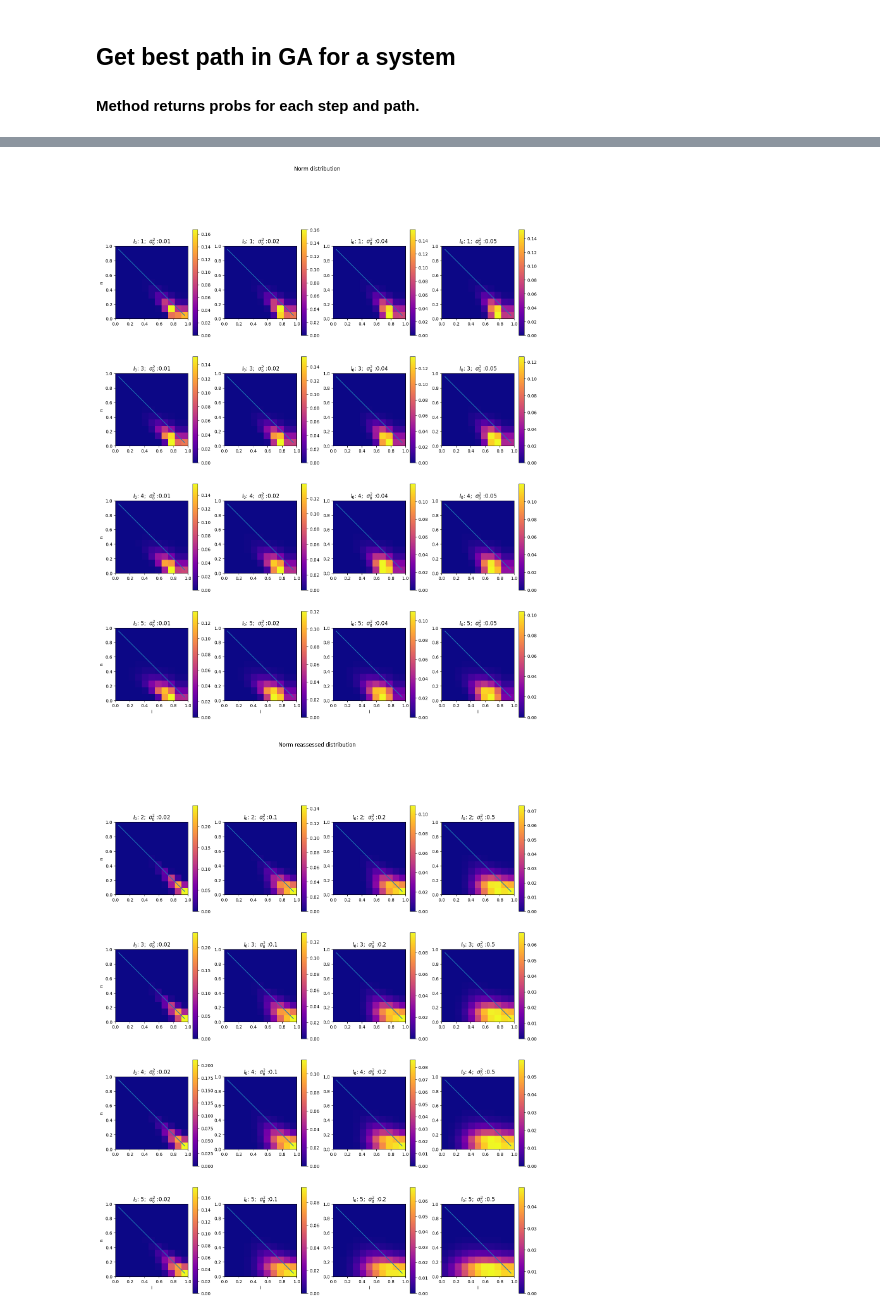
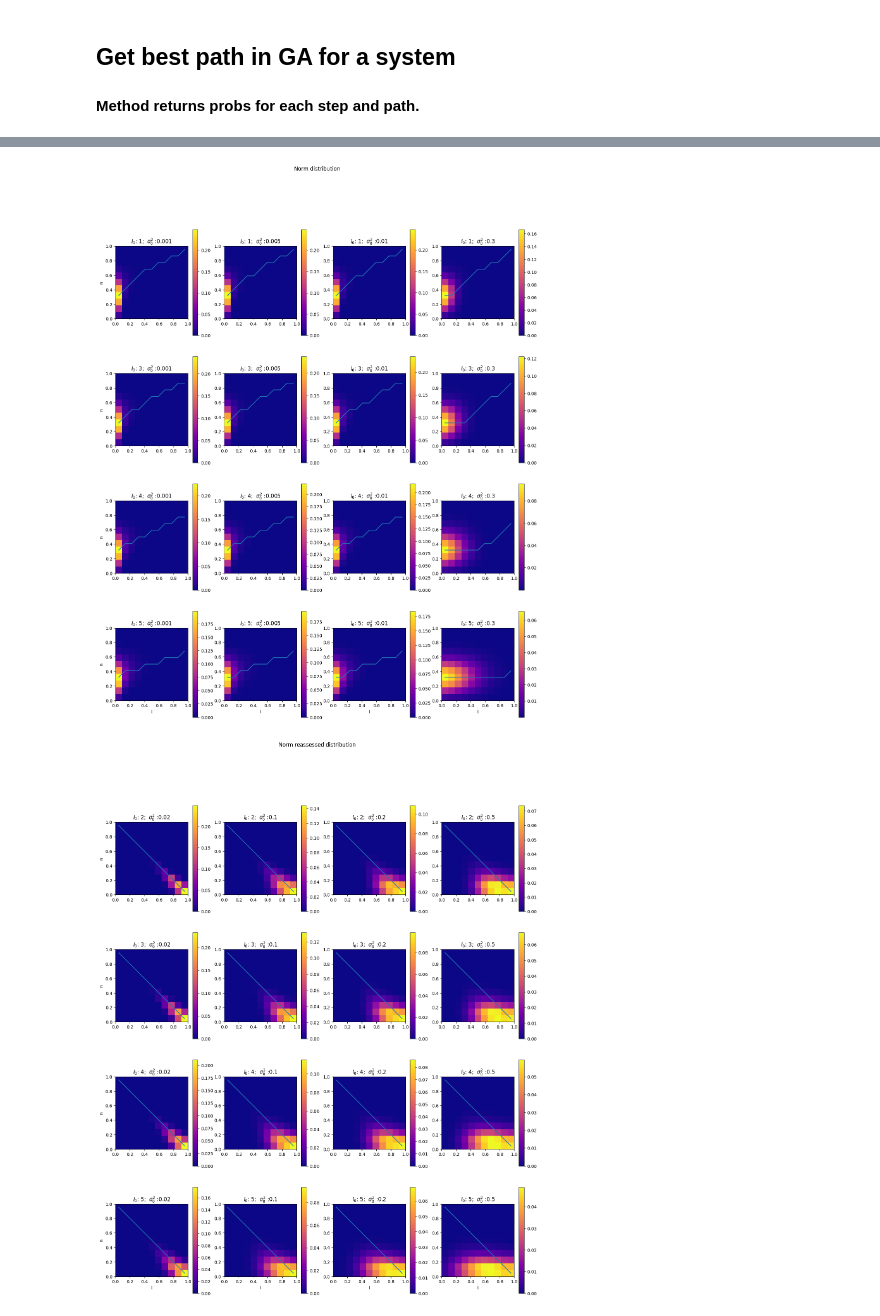
Before and after one commit to jafiorote/ga_error_sources_framework, a Jupyter notebook: notebooks/model_exploration.ipynb, the cells around one changed output, grey strips where cells are left out. Cells and saved outputs as stored; diff of their text form; code cells hidden in the pictures.

```diff
--- a/notebooks/model_exploration.ipynb
+++ b/notebooks/model_exploration.ipynb
@@ -50,8 +51,8 @@ n_step = 1
 # %% [markdown]
 ## Protein System Model Instance
 # %%
-norm_psm = NormPSM(M, i_0, i_nat, sigma2_0)
-old_psm = OldPePSM(M, i_0, i_nat, sigma2_0)
+norm_psm = NormPSM(M, i_0, i_nat, sigma2_0, n_bins)
+old_psm = OldPePSM(M, i_0, i_nat, sigma2_0, n_bins)
 # %% [markdown]
 ## Parametric Equations
 # %%
@@ -225 +258,5 @@ minimize = False
 psm_step_probs, psm_path = ga_model.get_best_path(norm_poison_probs, minimize=minimize)
+# %%
+i_nat = 15
+n_step = 1
+minimize=False
@@ -225,0 +296,17 @@ psm_step_probs, psm_path = ga_model.get_best_path(norm_poison_probs, minimize=mi
+# %%
+fig, axs = plt.subplots(1, 5, figsize=[60, 15])
+cmap = "cividis"
+
+for idx, M in enumerate(Ms):
+
+    tps = np.load(f"temp_files/tp_i0{i_0s[0]}-{i_0s[-1]}_s0{sigmas2_0[0]}-{sigmas2_0[-1]}_m{M}_inat{i_nat}.npy")
+    c = axs[idx].imshow(tps, cmap=cmap, extent=[0, 1, 0, 1], interpolation='nearest')
+    fig.colorbar(c, ax=axs[idx])
+
+
+    axs[idx].set_ylabel("gap I")
+    axs[idx].set_xlabel("sigma")
+
+    axs[idx].set_title(f"TPS - i0:({i_0s[0]}-{i_0s[-1]}); sigma:({sigmas2_0[0]}-{sigmas2_0[-1]})" + f" M={M}, I_nat={i_nat}")
+plt.savefig(f"../temp_jupyter_plots/TPS_i0xs0range.png")
+plt.show()
@@ -227,19 +316,17 @@ psm_step_probs, psm_path = ga_model.get_best_path(norm_poison_probs, minimize=mi
 fig, axs = plt.subplots(4, 4, figsize=(20, 20))
 cmap = "plasma"
 
-i_0s = [1, 3, 4, 5]
-sigmas2_0 = [0.01, 0.02, 0.04, 0.05]
+i_0s = [1, 2, 3, 5]
+sigmas2_0 = [0.001, 0.005, 0.01, 0.3]
 
 for idx1, i0 in enumerate(i_0s):
     for idx2, s0 in enumerate(sigmas2_0):
 
-        sys_model = NormPSM(M, i0, i_nat, s0)
+        sys_model = NormPSM(M, i0, i_nat, s0, n_bins=n_bins)
         prob_arr = sys_model.get_probs()
         ga_model = GAModel()
-        print(list(np.unravel_index(np.argmax(prob_arr), prob_arr.shape)))
         init_state = [10, 0] if minimize else list(np.unravel_index(np.argmax(prob_arr), prob_arr.shape))
         path = ga_model.get_best_path(prob_arr, minimize=minimize, init_state=init_state)[0]
-        print(path)
         z_prob = np.fliplr(prob_arr[::-1]) if minimize else prob_arr[::-1]
         c = axs[idx1, idx2].imshow(z_prob, extent=[0, 1, 0, 1],
                                    cmap=cmap,  interpolation='nearest')
@@ -282,37 +352,38 @@ plt.show()
 # %%
 fig, axs = plt.subplots(4, 4, figsize=(17, 20))
 cmap = "plasma"
 
 i_0s = [1, 3, 4, 5]
-sigmas2_0 = [0.01, 0.02, 0.04, 0.05]
+sigmas2_0 = [0.001, 0.005, 0.01, 0.3]
 
 for idx1, i0 in enumerate(i_0s):
     for idx2, s0 in enumerate(sigmas2_0):
 
-        sys_model = NormPSM(M, i0, i_nat, s0)
-        prob_arr = sys_model.get_probs()
+        sys_model = NormPSM(M, i0, i_nat, s0, n_bins)
+        prob_arr = sys_model.reassessment_probs(sys_model.get_probs())
         ga_model = GAModel()
-        path = ga_model.get_best_path(prob_arr, minimize=minimize, init_state=[10, 0])[0]
+        init_state = [10, 0] if minimize else list(np.unravel_index(np.argmax(prob_arr), prob_arr.shape))
+        path = ga_model.get_best_path(prob_arr, minimize=minimize, init_state=init_state)[0]
         z_prob = np.fliplr(prob_arr[::-1]) if minimize else prob_arr[::-1]
         c = axs[idx1, idx2].imshow(z_prob, extent=[0, 1, 0, 1],
                                    cmap=cmap,  interpolation='nearest')
         x = [(x[1] / n_bins) + 0.5 * 1 / n_bins for x in path]
         y = [(x[0] / (n_max)) + 0.5 * 1 / (n_max) for x in path]
         ax=axs[idx1, idx2]
         fig.colorbar(c, ax=ax)
         axs[idx1, idx2].plot(x, y)
         axs[idx1, idx2].set_title("".join([r'$I _{0}$', f": {i0};  ",
                                            r'$\sigma _{0} ^{2}$', f" :{s0}"]))
 
         if idx2 == 0:
             axs[idx1, idx2].set_ylabel("n")
         if idx1 == 3:
             axs[idx1, idx2].set_xlabel("I")
 
 plt.suptitle("Norm distribution")
 plt.show()
 # %% [output]
-[figure, old version]
+[figure, new version]
 # %%
 fig, axs = plt.subplots(4, 4, figsize=(17, 20))
 cmap = "plasma"
```
Also changed, not shown: parts of 11 cells of this notebook, 35 other files.
